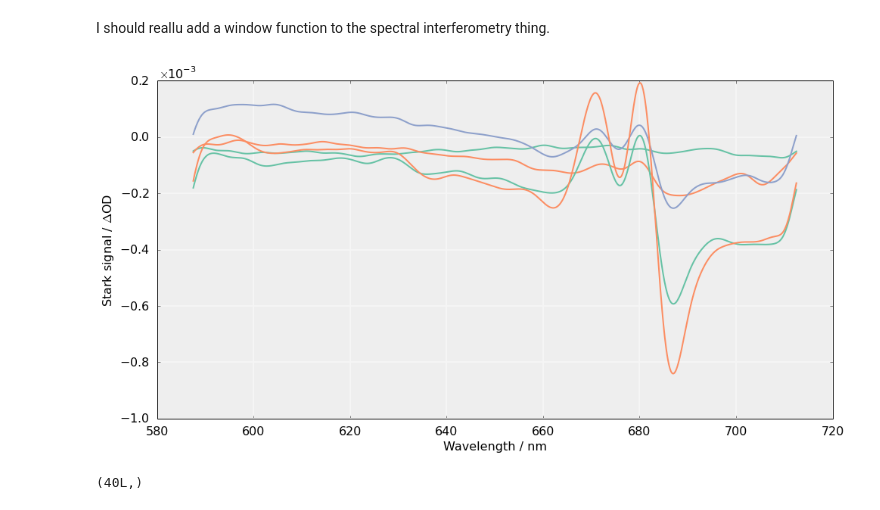
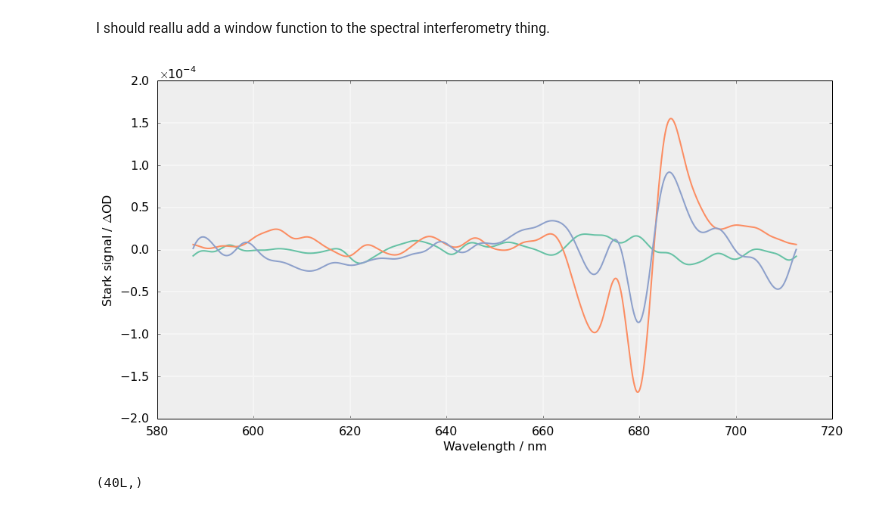
Before and after one commit to antonl/notebooks, a Jupyter notebook: Nice Stark Figure.ipynb, the cells around one changed output. Drawn from its saved outputs; the diff is of its cells as text; code cells hidden in the pictures.

Commit message:
new data, proof that we had signal

```diff
--- a/Nice Stark Figure.ipynb
+++ b/Nice Stark Figure.ipynb
@@ -115,11 +119,11 @@ def analyze_stark(iterable, phases=None, filterfn=None, flip=False, count=None,
 # %%
 drive = Path('Z:')
 # %%
-basepath = drive / Path('2D/Data/14-05-03')
-batchnames = ['linear_stark_0p0kv', 'linear_stark_1p0kv', 'linear_stark_2p0kv', 'linear_stark_3p0kv', 'linear_stark_4p0kv']
+basepath = drive / Path('2D/Data/14-05-05')
+batchnames = ['LO_stability_02', 'stark_2kv_01', 'stark_1p5kv_01']
 
-voltages = [0.0, 1., 2., 3, 4]
-phases = [-1, -1, 1., -1, -1]
+voltages = [0.0, 2, 1.5]
+phases = [-1, -1, -1]
 
 def load(batches):
     for b in batches:
@@ -137,7 +141,7 @@ select = [x for x in xrange(0, 10)]
 selectfn = lambda i: True if i[0] in select else False
 baselinefn = partial(find_baseline, range=slice(0, 500))
 data = it.ifilter(selectfn, enumerate(it.izip(voltages, analyze_stark(load(batchnames),
-        phases=phases, flip=True, filterfn=filterfn))))
+        phases=phases, flip=True, filterfn=filterfn, baselinefn=baselinefn))))
 peaks_idx = [890, 995, 1070] # pixels
 
 fig, ax1 = plt.subplots(1, 1, sharey=True)
@@ -155,36 +159,36 @@ for i, (v, d) in data:
     stored_data.append(d[peaks_idx])
     stored_voltages.append(v)
 
 #plt.legend()
 ax1.grid()
 #ax1.set_xlim(660, 720)
 #ax1.set_ylim(-.9e-4, .9e-4)
 ax1.set_xlabel('Wavelength / nm')
 ax1.set_ylabel(r'Stark signal / $\Delta$OD')
 fmt = plt.ScalarFormatter(useMathText=True)
 fmt.set_scientific(True)
 fmt.set_powerlimits((0,0))
 ax1.yaxis.set_major_formatter(fmt)
 #ax1.legend(loc='upper left')
 '''
 fn = lambda p, x: p[2]*x**2 + p[1]*x + p[0]
 err = lambda p, x, y: y - fn(p, x)
 fit_v = np.linspace(0, 5, 100)
 stored_voltages = np.array(stored_voltages)
 for wl, r, c in it.izip(wavelength[peaks_idx], np.array(stored_data).T, color_peaks):
     ax2.plot(0.2*stored_voltages, r, color=c, marker='o', markersize=12, linewidth=0., alpha=0.7)
     res = leastsq(err, [0.1, 0.1, 0.1], args=(0.2*stored_voltages, r), full_output=True)
     ax2.plot(fit_v, fn(res[0], fit_v), color=c, linestyle='-',  label='{:3.1f}'.format(wl))
-'''
+
 ax2.grid()
 #ax2.set_xlim([-0.05, 1.5])
 ax2.set_xlabel(r'Applied field / MV cm$^{-1}$')
 #ax2.legend(loc=0)
-
+'''
 plt.subplots_adjust(wspace=0.05)
 plt.savefig('d1d2_linear_stark.pdf', dpi=300)
 # %% [output]
-[figure, old version]
+[figure, new version]
 # %%
 a = np.genfromtxt(r'Z:\2D\Data\14-05-03\d1d2-2d-batch00\t1pos.txt')
 a.shape
```
Also changed, not shown: parts of 1 cell of this notebook.
